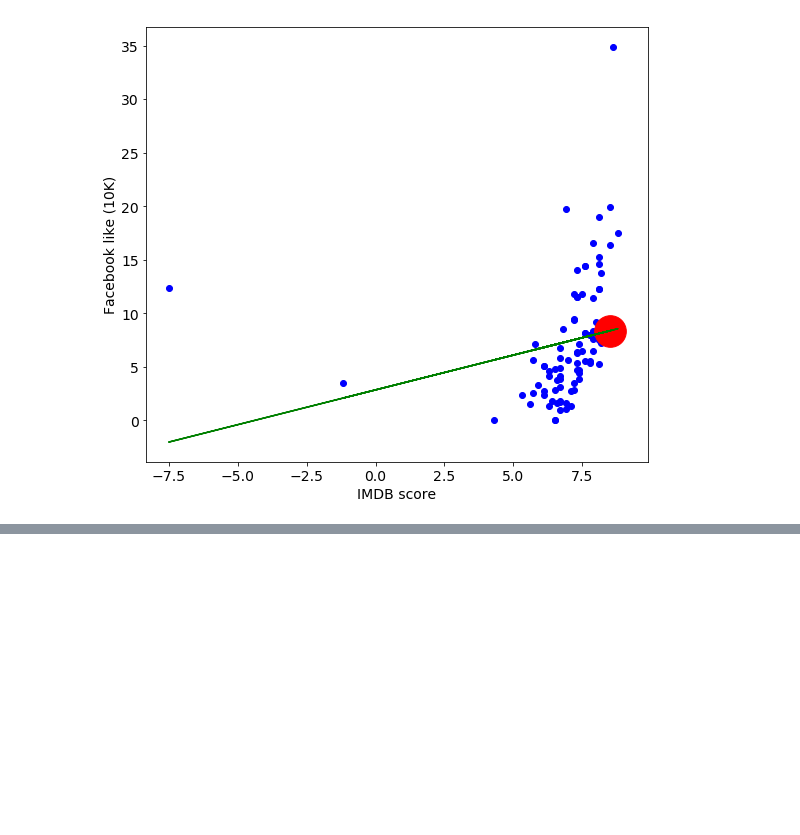
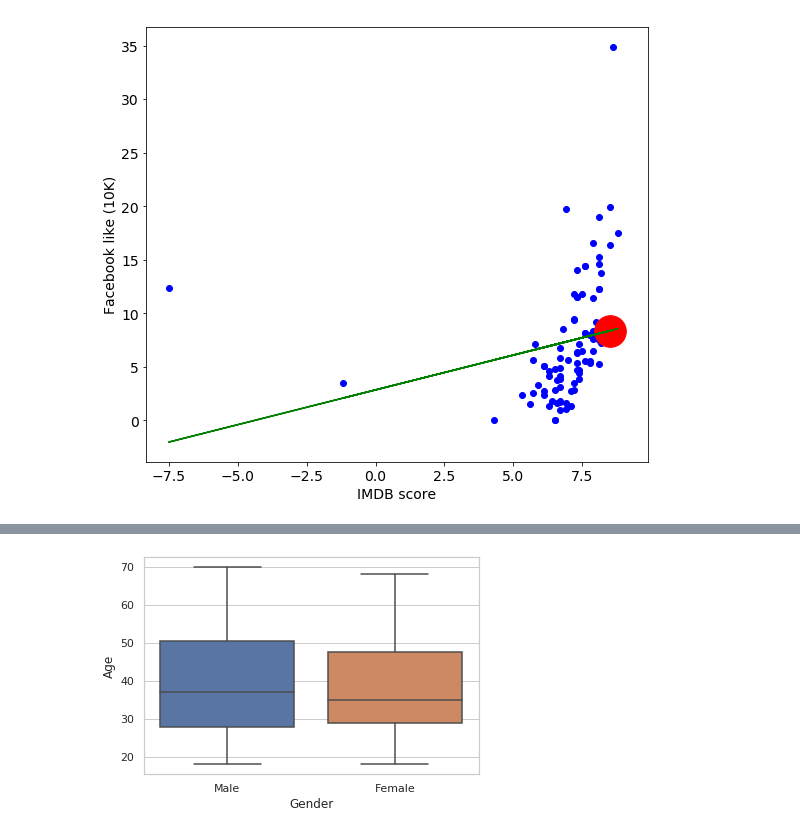
Before and after one commit to ragalaa/Directory, a Jupyter notebook: Exploratary_Data_analysis_IMDB.ipynb, the cells around one changed output, grey strips where cells are left out. Saved outputs shown, nothing was run; the diff lists cells and outputs as text; code cells hidden in the pictures; blank space fills up the shorter version.

```diff
--- a/Exploratary_Data_analysis_IMDB.ipynb
+++ b/Exploratary_Data_analysis_IMDB.ipynb
@@ -295,0 +350,8 @@ Facebook likes estimation (10K): [8.36754048]
+# %%
+## It seems that females are, on average, younger than males,
+### plus their range (the difference between max and min age) is a bit less, and we can easily visualize that with the aid of a boxplot:
+
+sns.set(style="whitegrid")
+sns.boxplot(x="Gender", y="Age", data=df);
+# %% [output]
+[figure, added]
```
Also changed, not shown: parts of 20 cells of this notebook.
